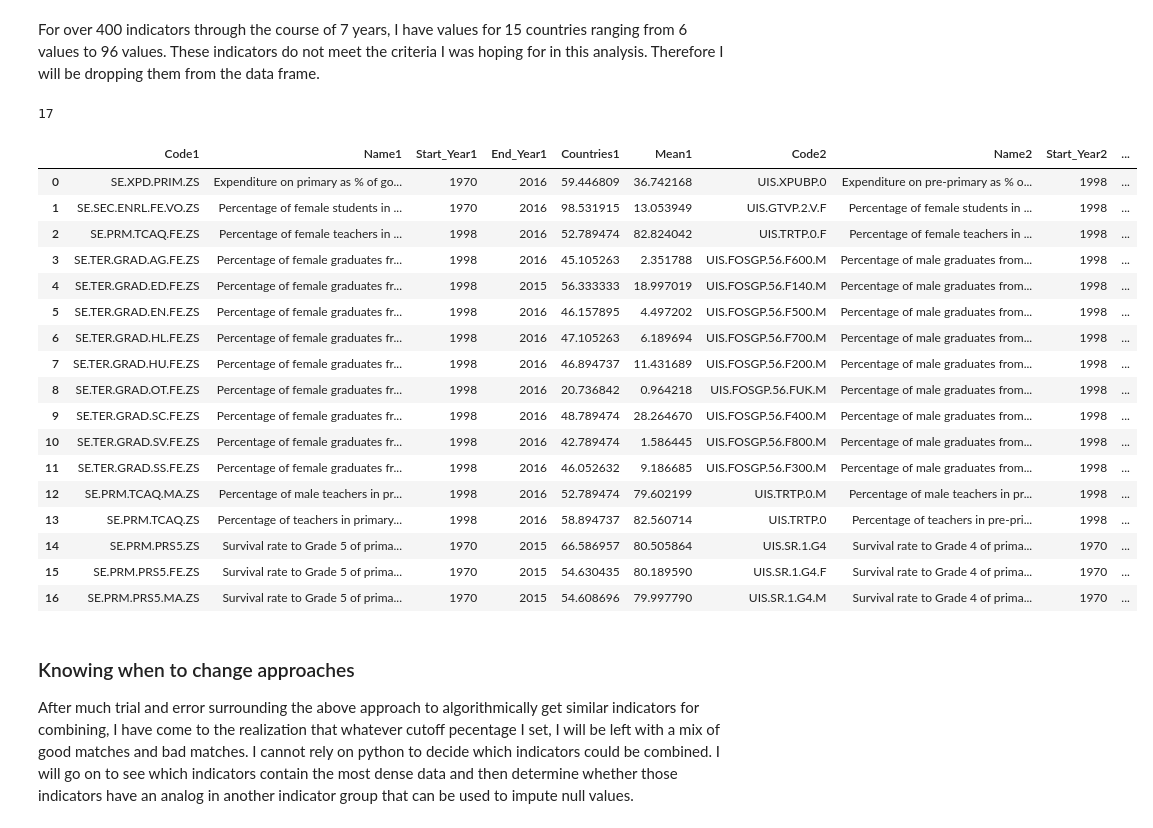
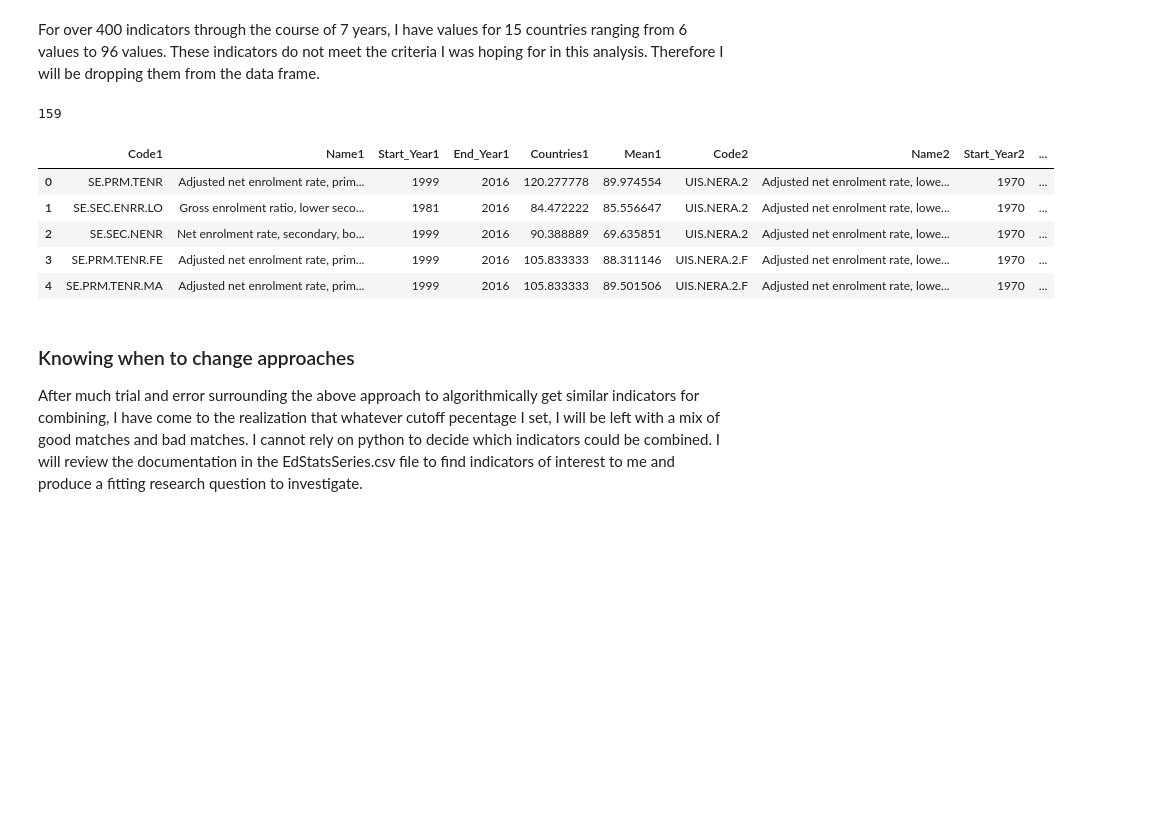
Before and after one commit to tjeffkessler/thinkful_dsflex, a Jupyter notebook: Ed Stats Model.ipynb, the cells around one changed output. Saved outputs shown, nothing was run; the diff lists cells and outputs as text; code cells hidden in the pictures; blank space fills up the shorter version.

```diff
--- a/Ed Stats Model.ipynb
+++ b/Ed Stats Model.ipynb
@@ -190,14 +134,14 @@ context_table
 The research I did is not exhaustive, but provides a good first look to help me reduce features in which I am uninterested. I want to work with data that has 10 or more years of history and could be descriptive of most countries (not just one or two regions or the set of OECD nations). This exploration also indicated where I could look to combine features or reduce them for redundancy. So now I will work on the next steps indicated in the last column of the above table.
 # %%
 # Drop columns not of interest
-df_t.drop(['IT', 'SABER', 'PRJ', 'XGDP', 'SP', 'OECD', 'SL', 'SH'], axis=1, inplace=True)
+df_t.drop(['IT', 'SABER', 'PRJ', 'XGDP', 'OECD', 'SL', 'SH'], axis=1, inplace=True)
 # %%
 # Drop Learning Outcomes that are note the literacy indicator
-df_t.drop([e for e in df_t['LO'] if not e.startswith('LO.EGRA.')], axis=1, level=1, inplace=True)
+df_t.drop([e for e in df_t['LO'] if not e.startswith('LO.EGRA')], axis=1, level=1, inplace=True)
 # %%
 # Create a data frame where null values are indicated by 0 all other values by 1
 lo_sparsity = df_t['LO']
-lo_sparsity = lo_sparsity.applymap(lambda x: 1 if -100<=x<=100 else 0)
+lo_sparsity = lo_sparsity.applymap(lambda x: 1 if -100<x<100 else 0)
 lo_sparsity = lo_sparsity.T
 lo_sparsity.head()
 # %% [output]
@@ -255,7 +201,6 @@ usb_dict = {k:v for k, v in usb_dict.items() if not k.startswith('UIS.AFR')}
 reversed_usb = {v:k for k,v in usb_dict.items()}
 # %%
 # Create a dictionary of indicator codes of potentially similar indicators based on close matches of indicator names
-import difflib
 u = [v for k, v in usb_dict.items() if k.startswith('UIS')]
 s = [v for k, v in usb_dict.items() if k.startswith('SE')]
 b = [v for k, v in usb_dict.items() if k.startswith('BAR')]
@@ -263,15 +208,15 @@ usb_list = [u, s, b]
 match_dict = {}
 for i in range(len(usb_list) - 1):
     for name in usb_list[i]:
-        matches = difflib.get_close_matches(name, usb_list[i+1], cutoff=0.97)
+        matches = difflib.get_close_matches(name, usb_list[i+1], cutoff=0.8)
         if len(usb_list) - i > 2:
-            matches.extend(difflib.get_close_matches(name, usb_list[i+2], cutoff=0.97))
+            matches.extend(difflib.get_close_matches(name, usb_list[i+2], cutoff=0.8))
         for match in matches:
             if reversed_usb[match] not in match_dict.keys():
                 match_dict[reversed_usb[match]] = reversed_usb[name]
 len(match_dict)
 # %% [output]
-17
+159
 # %%
 # Create a data frame to compare the indicators that are potential matches by their names, the total countries polled over
 # which years, and the mean value of the measurements taken by each
@@ -282,52 +227,40 @@ def matches_to_df(df, matches, indicator_dict):
     df_list = []
 
     for k, v in matches.items():
         code_a, name_a, code_b, name_b = k, indicator_dict[k], v, indicator_dict[v]
 
         index_1 = df.index[df['SE', k] > 0].tolist()
         index_1 = [i[0] for i in index_1]
         index_1 = Counter(index_1)
 
         fyear_a, lyear_a = min(index_1.keys()), max(index_1.keys())
         cntry_a = np.mean(list(index_1.values()))
         mean_a = np.nanmean(df['SE', k])
 
         index_2 = df.index[df['UIS', v] > 0].tolist()
         index_2 = [i[0] for i in index_2]
         index_2 = Counter(index_2)
 
         fyear_b, lyear_b = min(index_2.keys()), max(index_2.keys())
         cntry_b = np.mean(list(index_2.values()))
         mean_b = np.nanmean(df['UIS', v])
 
         df_list.append([code_a, name_a, fyear_a, lyear_a, cntry_a, mean_a, code_b, name_b, fyear_b, lyear_b, cntry_b, mean_b])
 
     new_df = pd.DataFrame(df_list, columns=['Code1', 'Name1', 'Start_Year1', 'End_Year1', 'Countries1', 'Mean1',
                                    'Code2', 'Name2', 'Start_Year2', 'End_Year2', 'Countries2', 'Mean2'])
     return new_df
 
 matches_df = matches_to_df(df_t, match_dict, indicator_dict)
-matches_df
+matches_df.head()
 # %% [output]
 |  | Code1 | Name1 | Start_Year1 | End_Year1 | Countries1 | Mean1 | Code2 | Name2 | Start_Year2 | ... |
-| 0 | SE.XPD.PRIM.ZS | Expenditure on primary as % of go... | 1970 | 2016 | 59.446809 | 36.742168 | UIS.XPUBP.0 | Expenditure on pre-primary as % o... | 1998 | ... |
-| 1 | SE.SEC.ENRL.FE.VO.ZS | Percentage of female students in ... | 1970 | 2016 | 98.531915 | 13.053949 | UIS.GTVP.2.V.F | Percentage of female students in ... | 1998 | ... |
-| 2 | SE.PRM.TCAQ.FE.ZS | Percentage of female teachers in ... | 1998 | 2016 | 52.789474 | 82.824042 | UIS.TRTP.0.F | Percentage of female teachers in ... | 1998 | ... |
-| 3 | SE.TER.GRAD.AG.FE.ZS | Percentage of female graduates fr... | 1998 | 2016 | 45.105263 | 2.351788 | UIS.FOSGP.56.F600.M | Percentage of male graduates from... | 1998 | ... |
-| 4 | SE.TER.GRAD.ED.FE.ZS | Percentage of female graduates fr... | 1998 | 2015 | 56.333333 | 18.997019 | UIS.FOSGP.56.F140.M | Percentage of male graduates from... | 1998 | ... |
-| 5 | SE.TER.GRAD.EN.FE.ZS | Percentage of female graduates fr... | 1998 | 2016 | 46.157895 | 4.497202 | UIS.FOSGP.56.F500.M | Percentage of male graduates from... | 1998 | ... |
-| 6 | SE.TER.GRAD.HL.FE.ZS | Percentage of female graduates fr... | 1998 | 2016 | 47.105263 | 6.189694 | UIS.FOSGP.56.F700.M | Percentage of male graduates from... | 1998 | ... |
-| 7 | SE.TER.GRAD.HU.FE.ZS | Percentage of female graduates fr... | 1998 | 2016 | 46.894737 | 11.431689 | UIS.FOSGP.56.F200.M | Percentage of male graduates from... | 1998 | ... |
-| 8 | SE.TER.GRAD.OT.FE.ZS | Percentage of female graduates fr... | 1998 | 2016 | 20.736842 | 0.964218 | UIS.FOSGP.56.FUK.M | Percentage of male graduates from... | 1998 | ... |
-| 9 | SE.TER.GRAD.SC.FE.ZS | Percentage of female graduates fr... | 1998 | 2016 | 48.789474 | 28.264670 | UIS.FOSGP.56.F400.M | Percentage of male graduates from... | 1998 | ... |
-| 10 | SE.TER.GRAD.SV.FE.ZS | Percentage of female graduates fr... | 1998 | 2016 | 42.789474 | 1.586445 | UIS.FOSGP.56.F800.M | Percentage of male graduates from... | 1998 | ... |
-| 11 | SE.TER.GRAD.SS.FE.ZS | Percentage of female graduates fr... | 1998 | 2016 | 46.052632 | 9.186685 | UIS.FOSGP.56.F300.M | Percentage of male graduates from... | 1998 | ... |
-| 12 | SE.PRM.TCAQ.MA.ZS | Percentage of male teachers in pr... | 1998 | 2016 | 52.789474 | 79.602199 | UIS.TRTP.0.M | Percentage of male teachers in pr... | 1998 | ... |
-| 13 | SE.PRM.TCAQ.ZS | Percentage of teachers in primary... | 1998 | 2016 | 58.894737 | 82.560714 | UIS.TRTP.0 | Percentage of teachers in pre-pri... | 1998 | ... |
-| 14 | SE.PRM.PRS5.ZS | Survival rate to Grade 5 of prima... | 1970 | 2015 | 66.586957 | 80.505864 | UIS.SR.1.G4 | Survival rate to Grade 4 of prima... | 1970 | ... |
-| 15 | SE.PRM.PRS5.FE.ZS | Survival rate to Grade 5 of prima... | 1970 | 2015 | 54.630435 | 80.189590 | UIS.SR.1.G4.F | Survival rate to Grade 4 of prima... | 1970 | ... |
-| 16 | SE.PRM.PRS5.MA.ZS | Survival rate to Grade 5 of prima... | 1970 | 2015 | 54.608696 | 79.997790 | UIS.SR.1.G4.M | Survival rate to Grade 4 of prima... | 1970 | ... |
+| 0 | SE.PRM.TENR | Adjusted net enrolment rate, prim... | 1999 | 2016 | 120.277778 | 89.974554 | UIS.NERA.2 | Adjusted net enrolment rate, lowe... | 1970 | ... |
+| 1 | SE.SEC.ENRR.LO | Gross enrolment ratio, lower seco... | 1981 | 2016 | 84.472222 | 85.556647 | UIS.NERA.2 | Adjusted net enrolment rate, lowe... | 1970 | ... |
+| 2 | SE.SEC.NENR | Net enrolment rate, secondary, bo... | 1999 | 2016 | 90.388889 | 69.635851 | UIS.NERA.2 | Adjusted net enrolment rate, lowe... | 1970 | ... |
+| 3 | SE.PRM.TENR.FE | Adjusted net enrolment rate, prim... | 1999 | 2016 | 105.833333 | 88.311146 | UIS.NERA.2.F | Adjusted net enrolment rate, lowe... | 1970 | ... |
+| 4 | SE.PRM.TENR.MA | Adjusted net enrolment rate, prim... | 1999 | 2016 | 105.833333 | 89.501506 | UIS.NERA.2.F | Adjusted net enrolment rate, lowe... | 1970 | ... |
 # %% [markdown]
 ### Knowing when to change approaches
 
-After much trial and error surrounding the above approach to algorithmically get similar indicators for combining, I have come to the realization that whatever cutoff pecentage I set, I will be left with a mix of good matches and bad matches. I cannot rely on python to decide which indicators could be combined. I will go on to see which indicators contain the most dense data and then determine whether those indicators have an analog in another indicator group that can be used to impute null values.
+After much trial and error surrounding the above approach to algorithmically get similar indicators for combining, I have come to the realization that whatever cutoff pecentage I set, I will be left with a mix of good matches and bad matches. I cannot rely on python to decide which indicators could be combined. I will review the documentation in the EdStatsSeries.csv file to find indicators of interest to me and produce a fitting research question to investigate.
```
Also changed, not shown: parts of 22 cells of this notebook.
